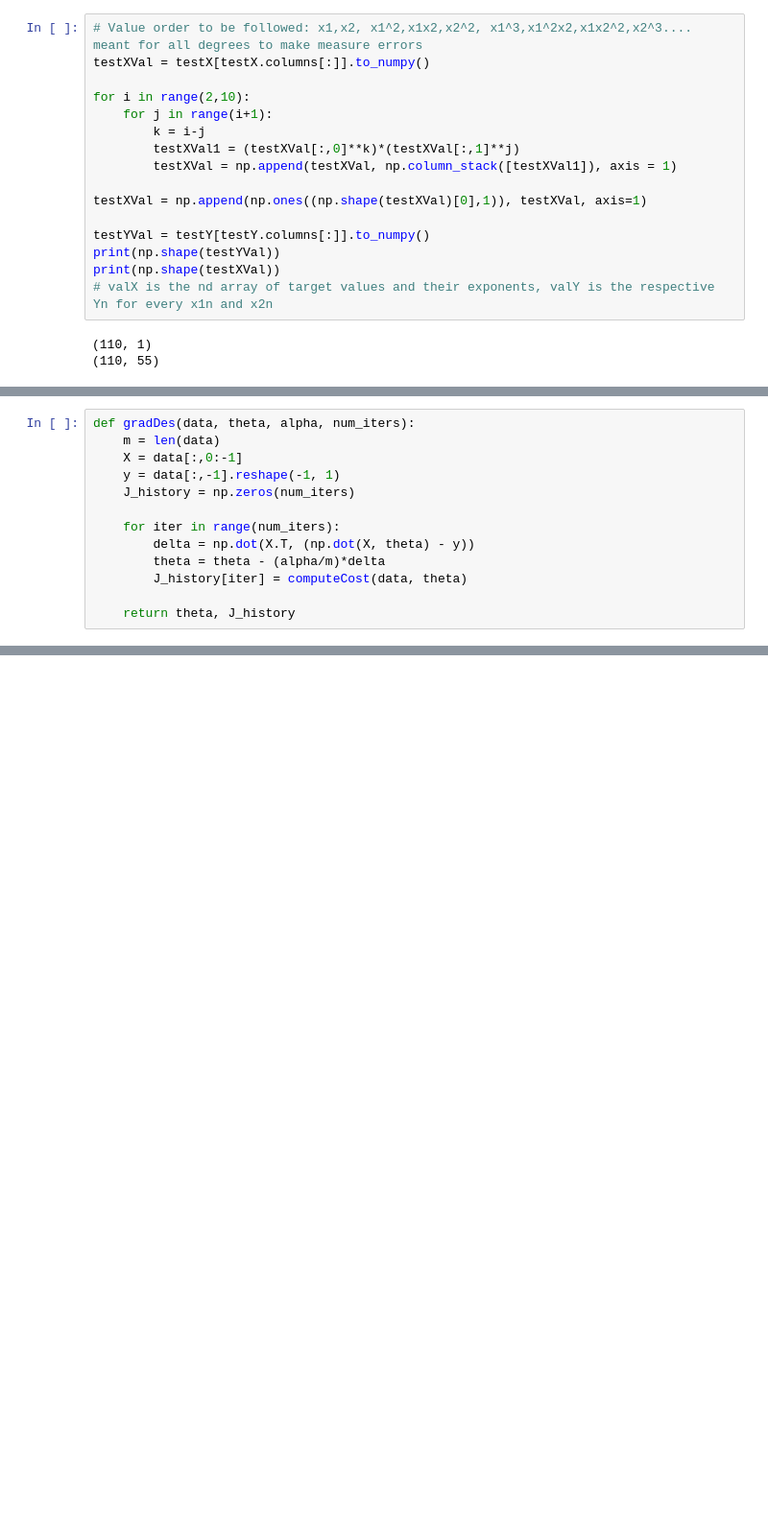
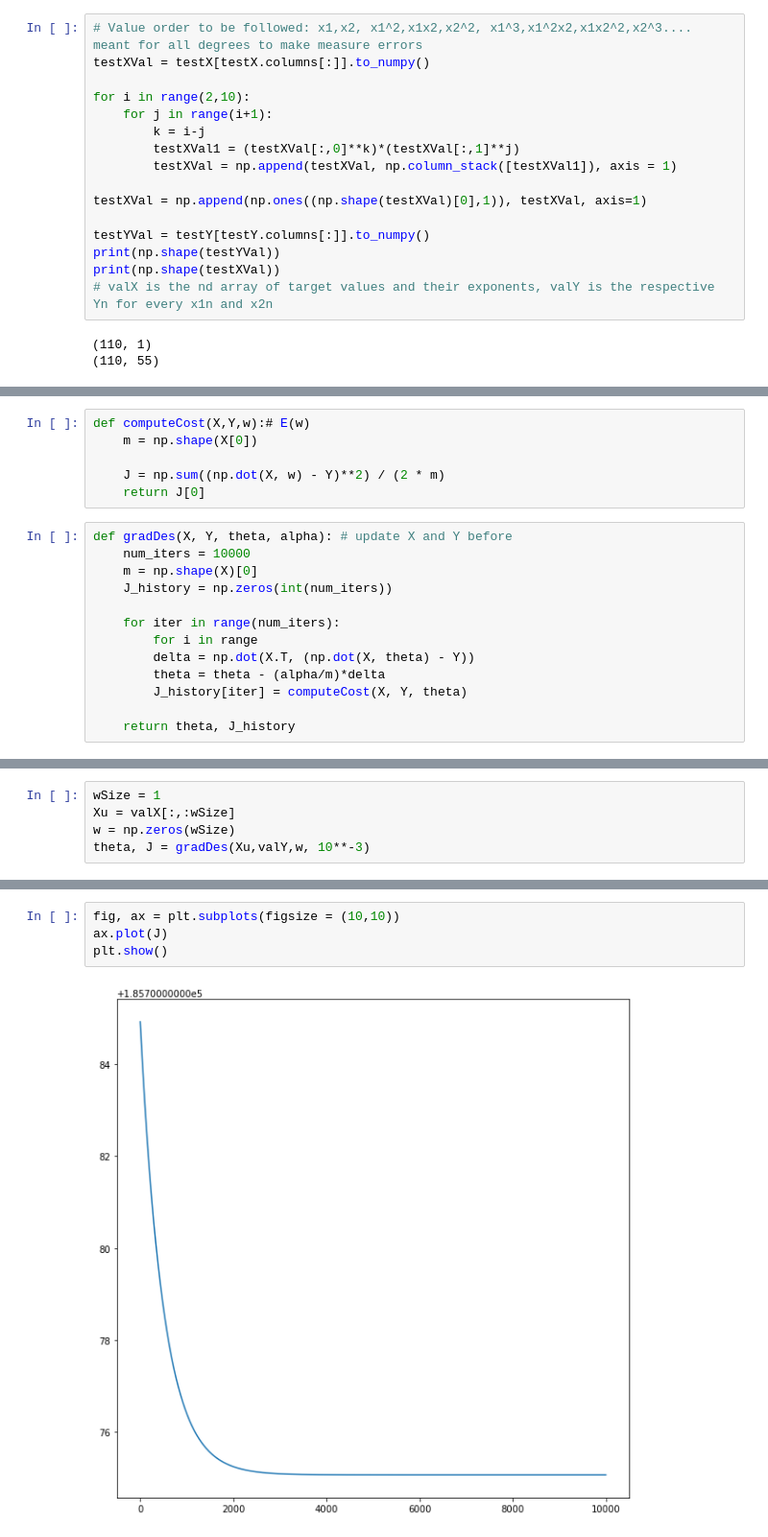
Before and after one commit to AmoghMoses/CS-F320-Assignment-1, a Jupyter notebook: Assignment1B a-Copy1.ipynb, the cells around one changed output, grey strips where cells are left out. Shown at 96% size. Drawn from its saved outputs; the diff is of its cells as text; blank space fills up the shorter version.

```diff
--- a/Assignment1B a-Copy1.ipynb
+++ b/Assignment1B a-Copy1.ipynb
@@ -231,13 +217,0 @@ def computeCost(data, theta):# E(w)
-# %%
-def gradDes(data, theta, alpha, num_iters):
-    m = len(data)
-    X = data[:,0:-1]
-    y = data[:,-1].reshape(-1, 1)
-    J_history = np.zeros(num_iters)
-
-    for iter in range(num_iters):
-        delta = np.dot(X.T, (np.dot(X, theta) - y))
-        theta = theta - (alpha/m)*delta
-        J_history[iter] = computeCost(data, theta)
-
-    return theta, J_history
@@ -247,0 +222,19 @@ def getW(degree):
+# %%
+def computeCost(X,Y,w):# E(w)
+    m = np.shape(X[0])
+
+    J = np.sum((np.dot(X, w) - Y)**2) / (2 * m)
+    return J[0]
+# %%
+def gradDes(X, Y, theta, alpha): # update X and Y before
+    num_iters = 10000
+    m = np.shape(X)[0]
+    J_history = np.zeros(int(num_iters))
+
+    for iter in range(num_iters):
+        for i in range
+        delta = np.dot(X.T, (np.dot(X, theta) - Y))
+        theta = theta - (alpha/m)*delta
+        J_history[iter] = computeCost(X, Y, theta)
+
+    return theta, J_history
@@ -247,0 +259,5 @@ def getW(degree):
+# %%
+wSize = 1
+Xu = valX[:,:wSize]
+w = np.zeros(wSize)
+theta, J = gradDes(Xu,valY,w, 10**-3)
@@ -247,0 +268,6 @@ def getW(degree):
+# %%
+fig, ax = plt.subplots(figsize = (10,10))
+ax.plot(J)
+plt.show()
+# %% [output]
+[figure, added]
```
Also changed, not shown: parts of 20 cells of this notebook.
